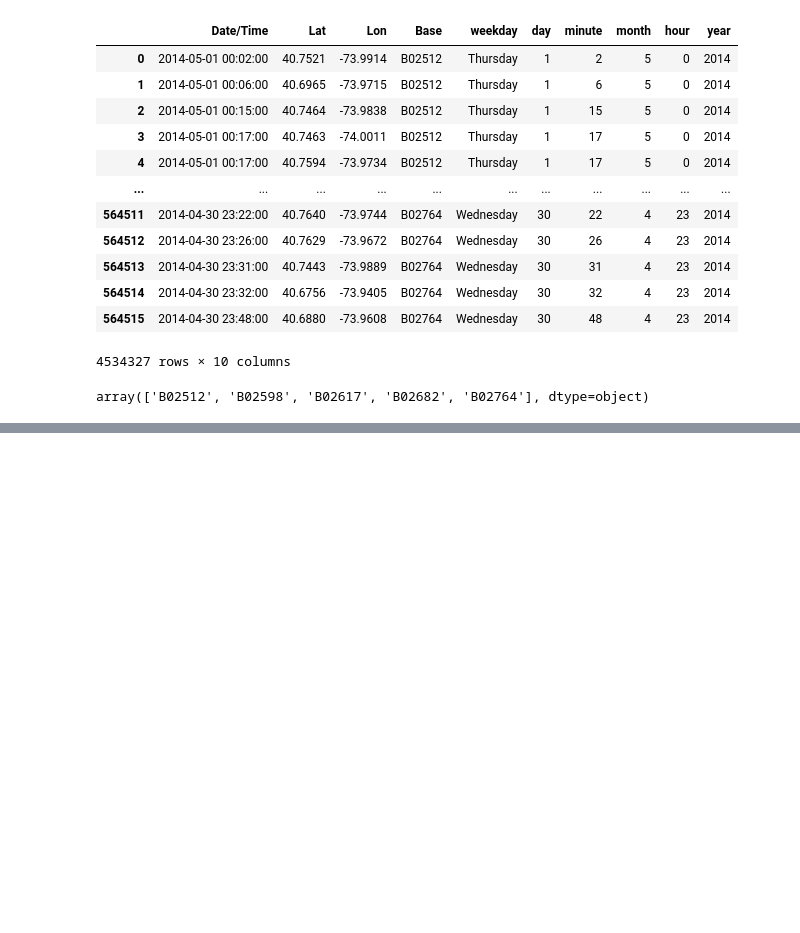
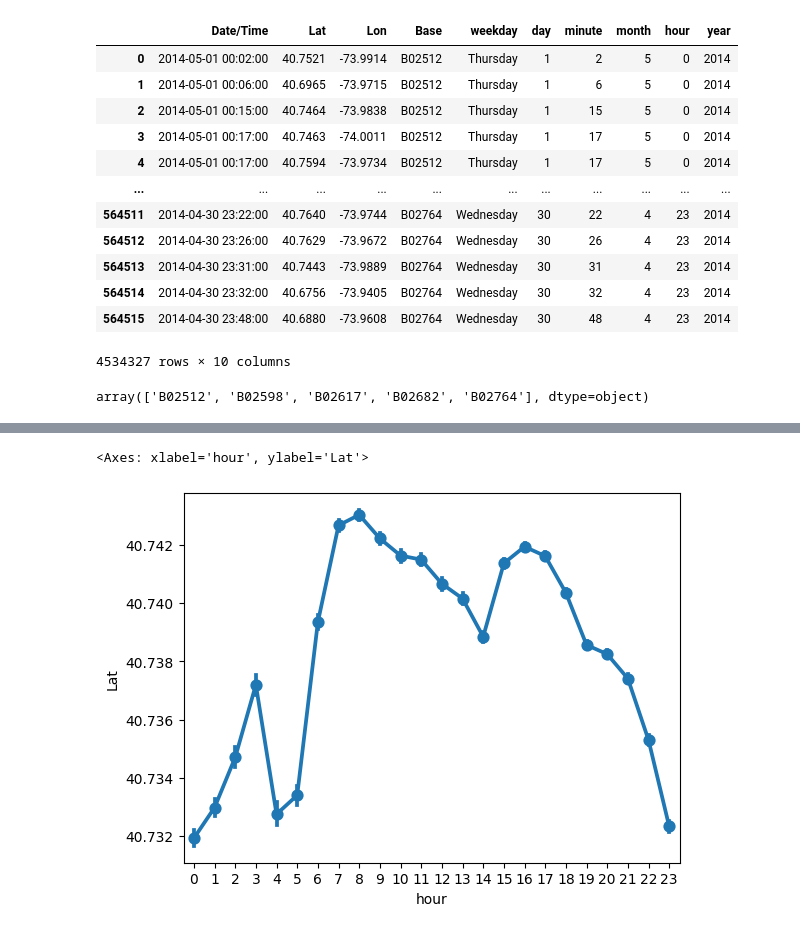
Before and after one commit to agungsuniantara/bootcamp_batch8, a Jupyter notebook: pertemuan16.ipynb, the cells around one changed output, grey strips where cells are left out. Saved outputs shown, nothing was run; the diff lists cells and outputs as text; code cells hidden in the pictures; blank space fills up the shorter version.

```diff
--- a/pertemuan16.ipynb
+++ b/pertemuan16.ipynb
@@ -123,0 +124,5 @@ array(['B02512', 'B02598', 'B02617', 'B02682', 'B02764'], dtype=object)
+# %%
+sns.pointplot(x = "hour", y = "Lat", data = df)
+# %% [output]
+<Axes: xlabel='hour', ylabel='Lat'>
+[figure, added]
```
Also changed, not shown: parts of 8 cells of this notebook, 3 other files.
